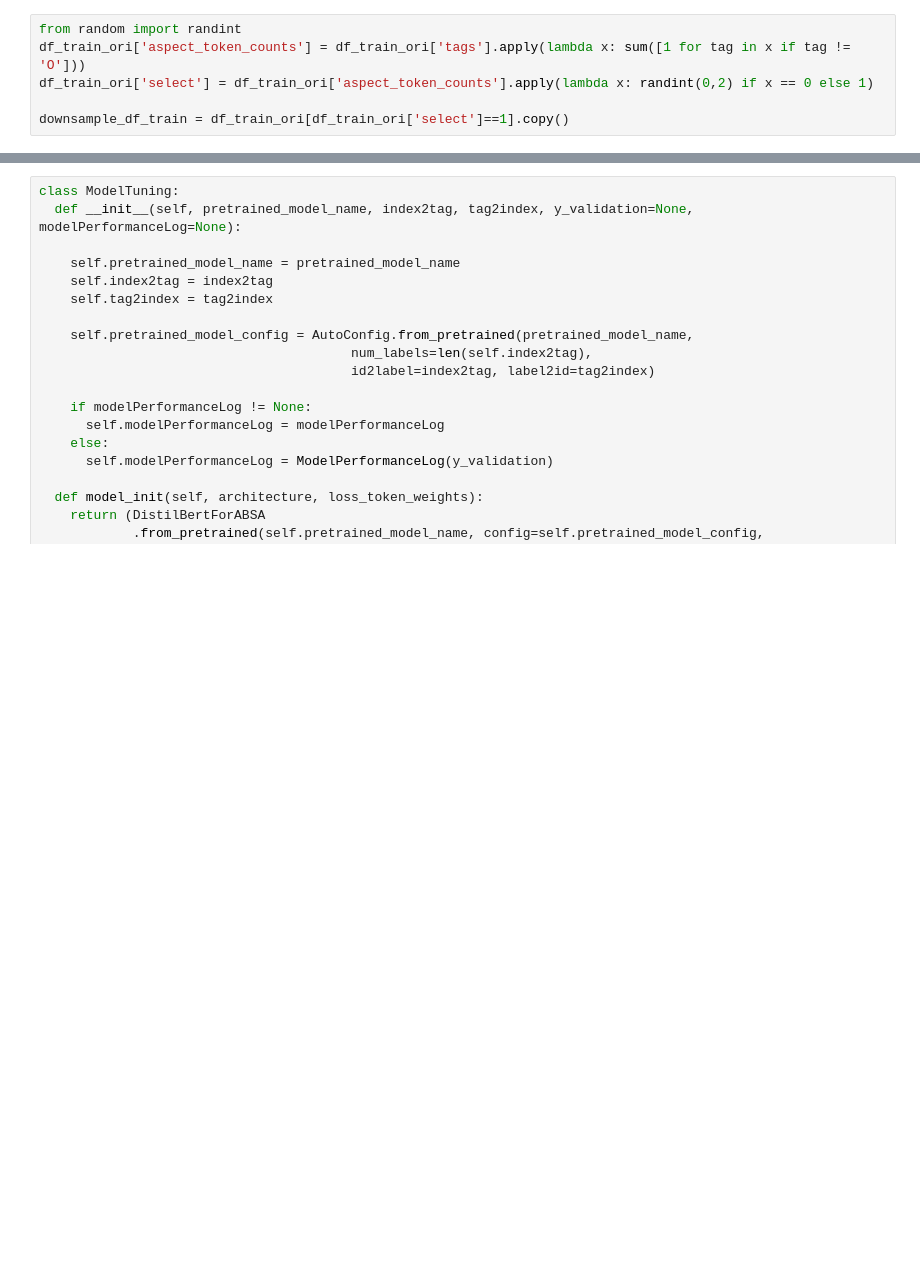
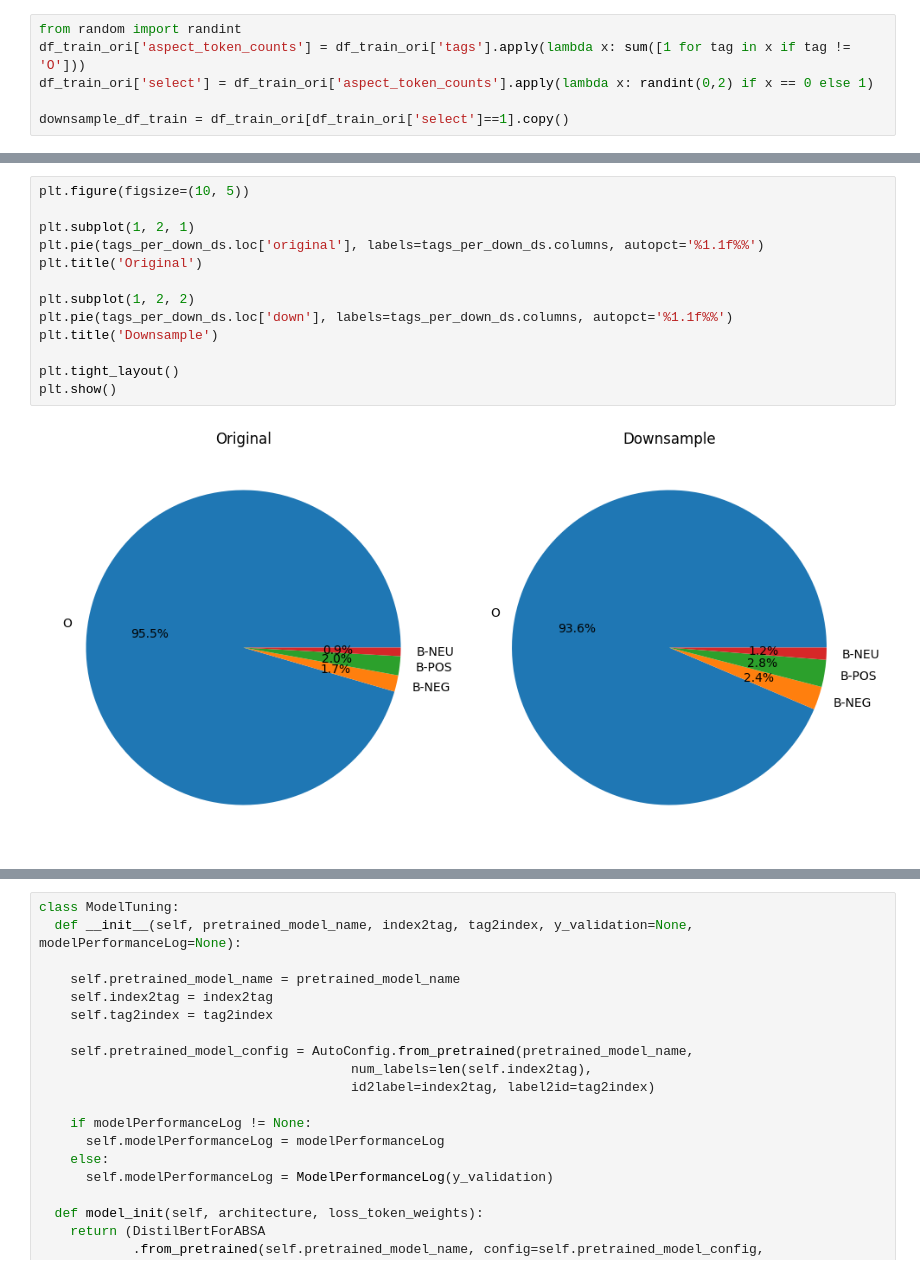
Before and after one commit to tnatvu/SentiLens, a Jupyter notebook: sentilens.ipynb, the cells around one changed output, grey strips where cells are left out. Drawn from its saved outputs; the diff is of its cells as text; blank space fills up the shorter version.

```diff
--- a/sentilens.ipynb
+++ b/sentilens.ipynb
@@ -1070,3 +951,18 @@ downsample_df_train = df_train_ori[df_train_ori['select']==1].copy()
+# %%
+plt.figure(figsize=(10, 5))
+
+plt.subplot(1, 2, 1)
+plt.pie(tags_per_down_ds.loc['original'], labels=tags_per_down_ds.columns, autopct='%1.1f%%')
+plt.title('Original')
+
+plt.subplot(1, 2, 2)
+plt.pie(tags_per_down_ds.loc['down'], labels=tags_per_down_ds.columns, autopct='%1.1f%%')
+plt.title('Downsample')
+
+plt.tight_layout()
+plt.show()
+# %% [output]
+[figure, added]
 # %%
 import copy
 
```
Also changed, not shown: parts of 126 cells of this notebook, 21 other files.
